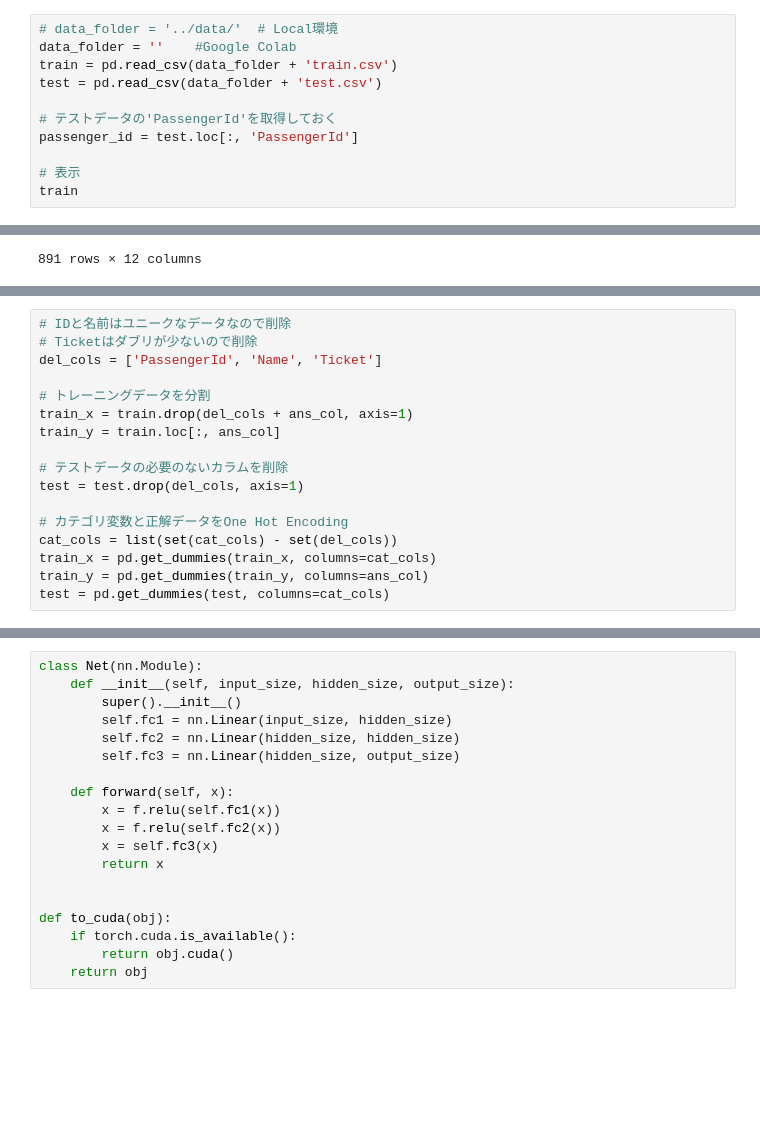
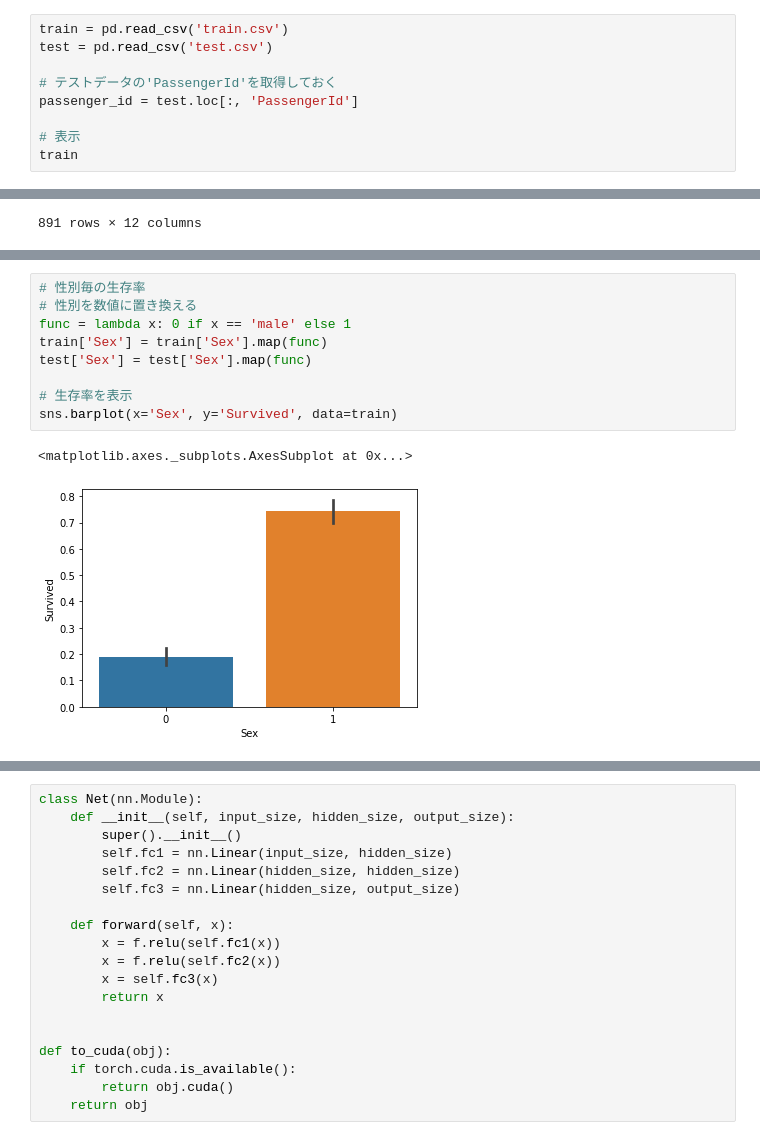
Before and after one commit to kojikojiprg/kaggle, a Jupyter notebook: titanic/src/titanic_pytorch.ipynb, the cells around one changed output, grey strips where cells are left out. Drawn from its saved outputs; the diff is of its cells as text; blank space fills up the shorter version.

```diff
--- a/titanic/src/titanic_pytorch.ipynb
+++ b/titanic/src/titanic_pytorch.ipynb
@@ -45,8 +52,6 @@ import torch.utils.data as data
 # %%
-# data_folder = '../data/'  # Local環境
-data_folder = ''    #Google Colab
-train = pd.read_csv(data_folder + 'train.csv')
-test = pd.read_csv(data_folder + 'test.csv')
+train = pd.read_csv('train.csv')
+test = pd.read_csv('test.csv')
 
 # テストデータの'PassengerId'を取得しておく
 passenger_id = test.loc[:, 'PassengerId']
@@ -110,17 +74,0 @@ test = standard(test, num_cols)
-# %%
-# IDと名前はユニークなデータなので削除
-# Ticketはダブリが少ないので削除
-del_cols = ['PassengerId', 'Name', 'Ticket']
-
-# トレーニングデータを分割
-train_x = train.drop(del_cols + ans_col, axis=1)
-train_y = train.loc[:, ans_col]
-
-# テストデータの必要のないカラムを削除
-test = test.drop(del_cols, axis=1)
-
-# カテゴリ変数と正解データをOne Hot Encoding
-cat_cols = list(set(cat_cols) - set(del_cols))
-train_x = pd.get_dummies(train_x, columns=cat_cols)
-train_y = pd.get_dummies(train_y, columns=ans_col)
-test = pd.get_dummies(test, columns=cat_cols)
@@ -163,0 +103,12 @@ train_x = train_x.drop('Embarked_-1', axis=1)
+# %%
+# 性別毎の生存率
+# 性別を数値に置き換える
+func = lambda x: 0 if x == 'male' else 1
+train['Sex'] = train['Sex'].map(func)
+test['Sex'] = test['Sex'].map(func)
+
+# 生存率を表示
+sns.barplot(x='Sex', y='Survived', data=train)
+# %% [output]
+<matplotlib.axes._subplots.AxesSubplot at 0x...>
+[figure, added]
```
Also changed, not shown: parts of 15 cells of this notebook.
